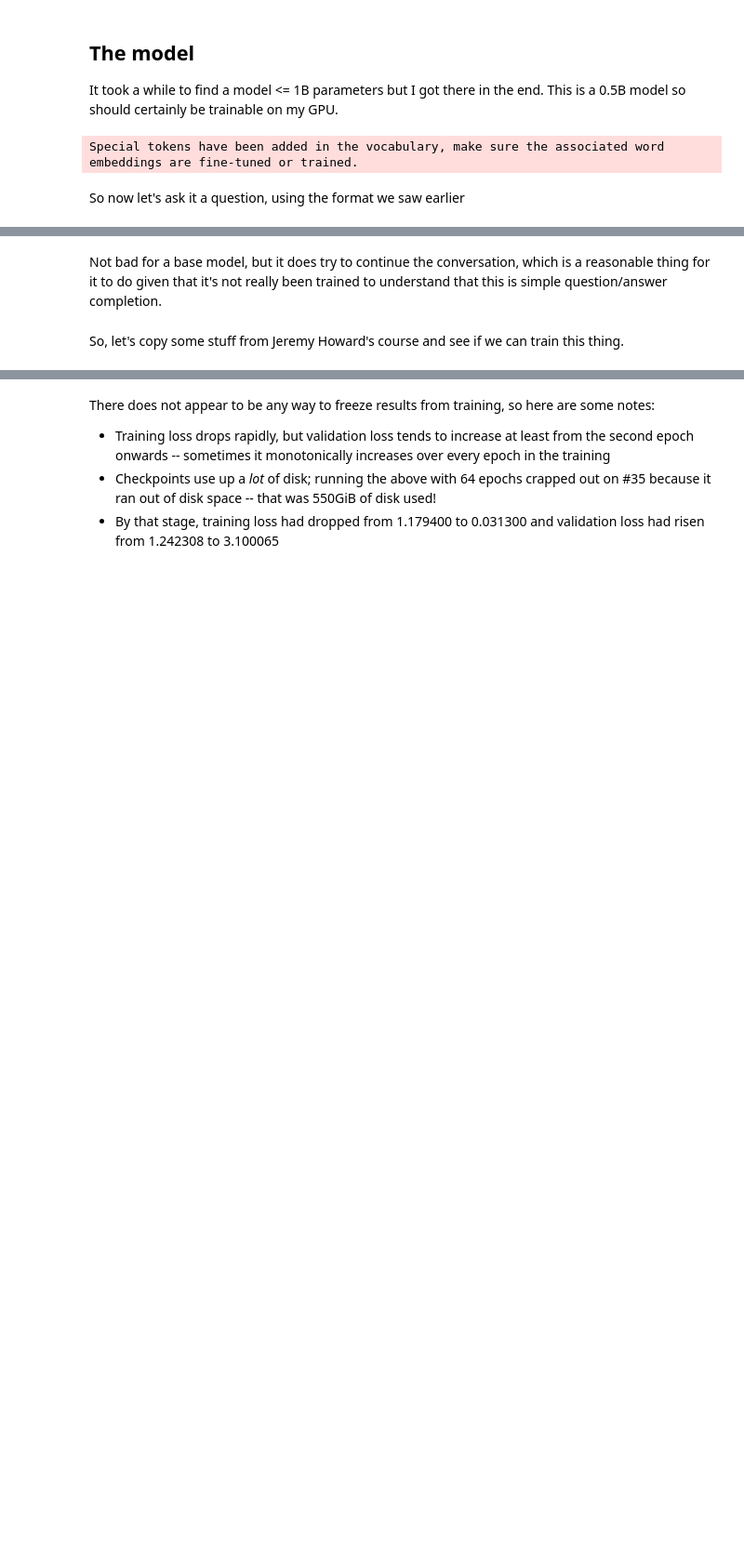
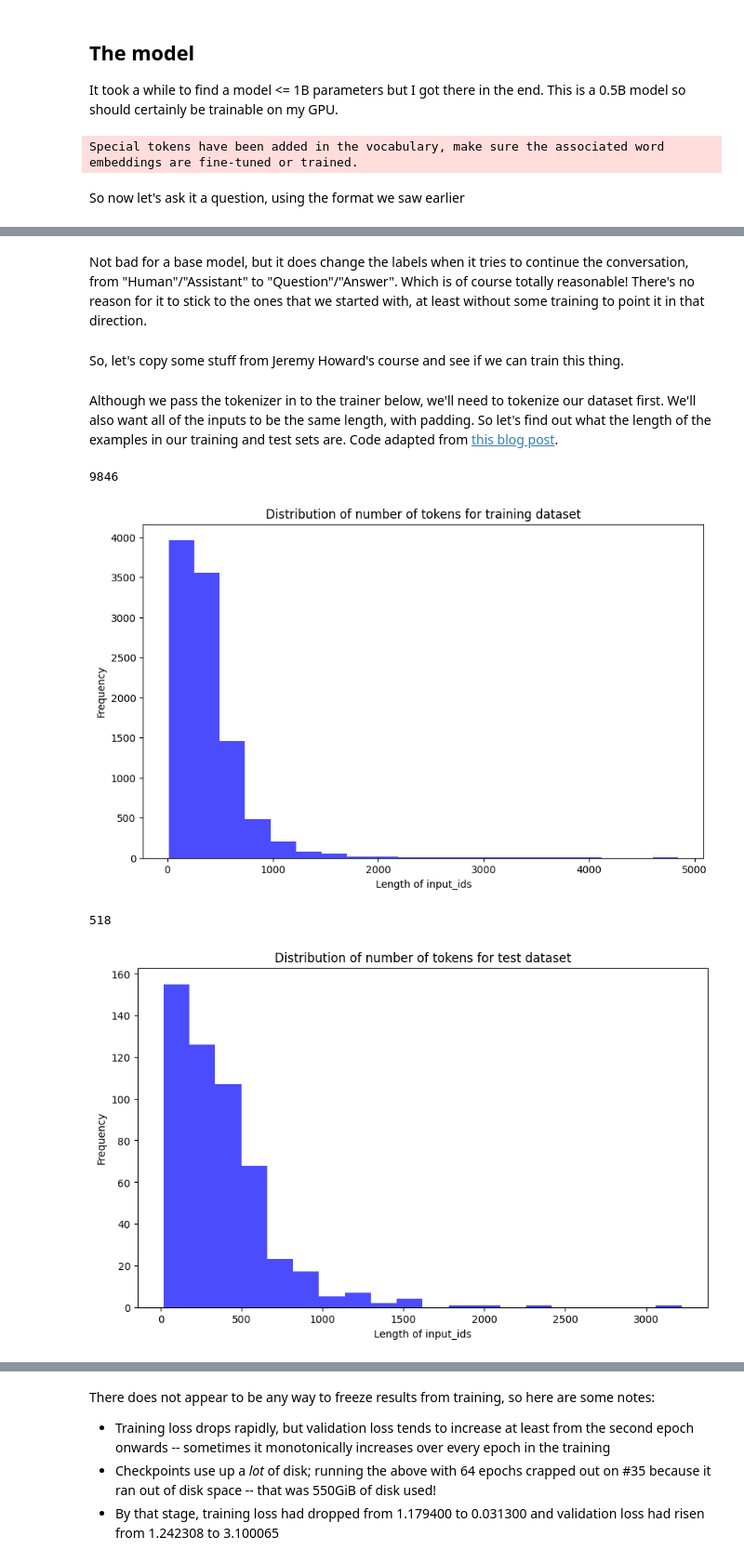
Before and after one commit to gpjt/fine-tune-2024-04, a Jupyter notebook: initial-0.5b-fine-tune.ipynb, the cells around one changed output, grey strips where cells are left out. Shown: that part at 93% size. Saved outputs shown, nothing was run; the diff lists cells and outputs as text; code cells hidden in the pictures; blank space fills up the shorter version.

```diff
--- a/initial-0.5b-fine-tune.ipynb
+++ b/initial-0.5b-fine-tune.ipynb
@@ -114,5 +114,5 @@ ask_question(model, "Who is Leonardo Da Vinci?")
 # %% [markdown]
-Not bad for a base model, but it does try to continue the conversation, which is a reasonable thing for it to do given that it's not really been trained to understand that this is simple question/answer completion.
+Not bad for a base model, but it does change the labels when it tries to continue the conversation, from "Human"/"Assistant" to "Question"/"Answer".  Which is of course totally reasonable!  There's no reason for it to stick to the ones that we started with, at least without some training to point it in that direction.
 # %% [markdown]
 So, let's copy some stuff from Jeremy Howard's course and see if we can train this thing.
 # %%
@@ -133,4 +133,31 @@ args = TrainingArguments(
     weight_decay=0.01,
     report_to='none'
 )
+# %% [markdown]
+Although we pass the tokenizer in to the trainer below, we'll need to tokenize our dataset first.  We'll also want all of the inputs to be the same length, with padding.  So let's find out what the length of the examples in our training and test sets are.  Code adapted from [this blog post](https://brev.dev/blog/fine-tuning-llama-2-your-own-data).
+# %%
+tokenized_train_dataset = dataset['train'].map(lambda row: tokenizer(row["text"]))
+tokenized_test_dataset = dataset['test'].map(lambda row: tokenizer(row["text"]))
+# %%
+import matplotlib.pyplot as plt
+
+def plot_data_lengths(dataset_name, dataset):
+    lengths = [len(x['input_ids']) for x in dataset]
+    print(len(lengths))
+
+    # Plotting the histogram
+    plt.figure(figsize=(10, 6))
+    plt.hist(lengths, bins=20, alpha=0.7, color="blue")
+    plt.xlabel("Length of input_ids")
+    plt.ylabel("Frequency")
+    plt.title(f"Distribution of number of tokens for {dataset_name} dataset")
+    plt.show()
+
+plot_data_lengths("training", tokenized_train_dataset)
+plot_data_lengths("test", tokenized_test_dataset)
+# %% [output]
+9846
+[figure, added]
+518
+[figure, added]
 # %% [markdown]
```
Also changed, not shown: parts of 7 cells of this notebook, 1 other file.
